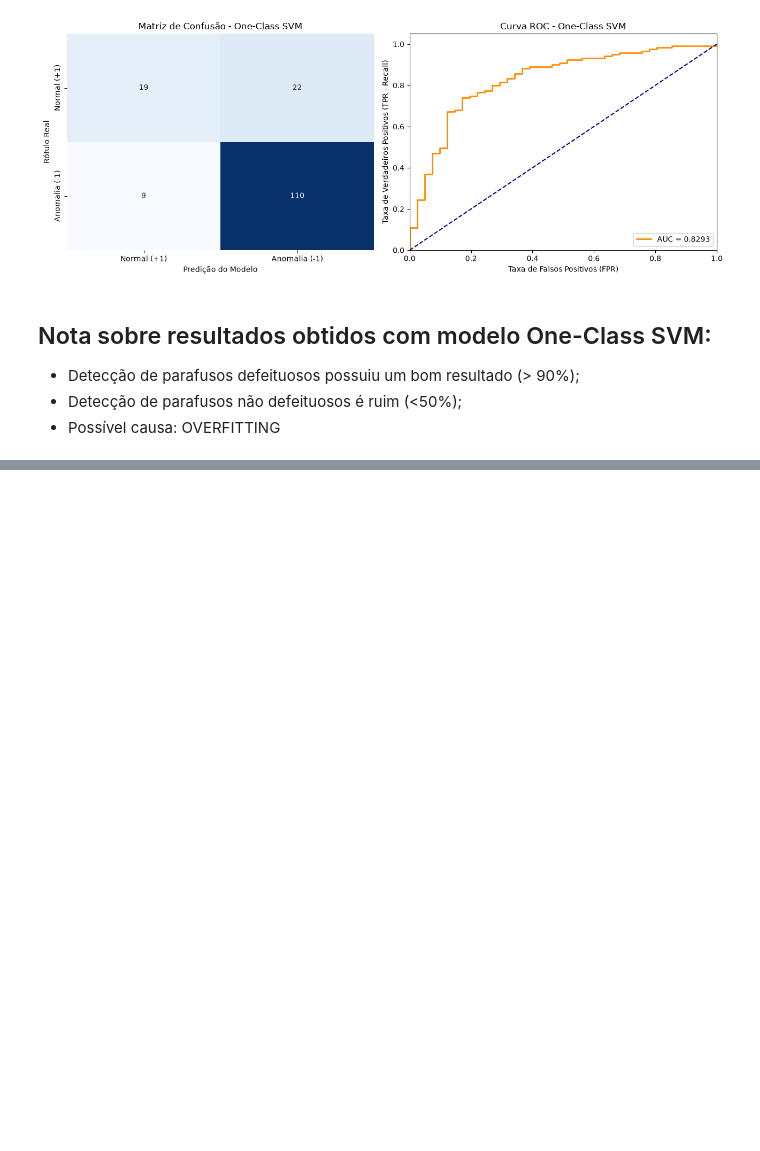
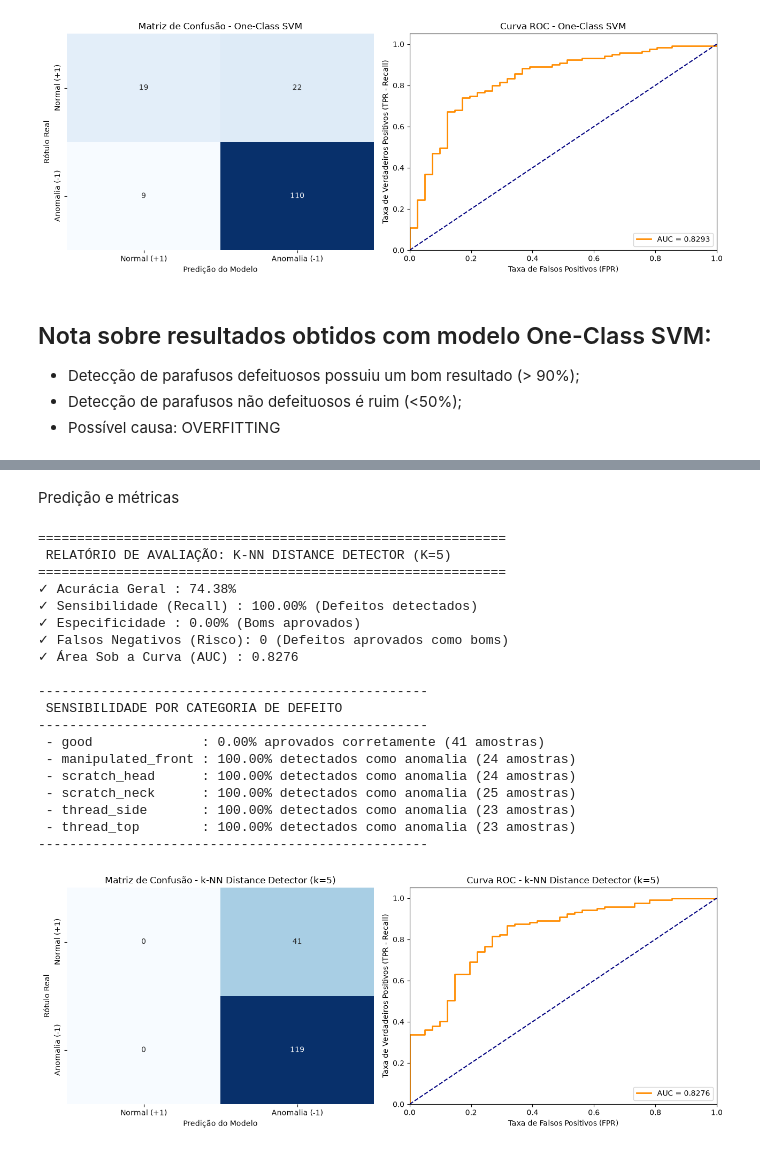
Before and after one commit to RenanE/deteccao-parafuso-defeituoso, a Jupyter notebook: notebooks/03_anomaly_detection_model.ipynb, the cells around one changed output, grey strips where cells are left out. Saved outputs shown, nothing was run; the diff lists cells and outputs as text; code cells hidden in the pictures; blank space fills up the shorter version.

Commit message:
feat(03_anomaly_detection_model): implementacao de treianametio, predicao e metricas do modelo One-Class kNN, nao performou bem indicando fortemente possibilidade de overfitting (closes #12)

```diff
--- a/notebooks/03_anomaly_detection_model.ipynb
+++ b/notebooks/03_anomaly_detection_model.ipynb
@@ -312,0 +364,38 @@ resultados_oc_svm = avaliar_detector_anomalias(
+# %% [markdown]
+Predição e métricas
+# %%
+# 1. Instancia e treina o detector k-NN com k=5 e contaminação de 5%
+knn_detector = KNNAnomalyDetector(
+    n_neighbors=5, metric="euclidean", contamination=0.05
+)
+knn_detector.fit(X_train)
+
+# 2. Avalia no conjunto de teste usando a nossa função modular
+resultados_knn = avaliar_detector_anomalias(
+    modelo=knn_detector,
+    X_test=X_test,
+    y_test_binary=y_test_binary,
+    y_test_labels=y_test_labels,
+    nome_modelo="k-NN Distance Detector (k=5)",
+)
+# %% [output]
+============================================================
+ RELATÓRIO DE AVALIAÇÃO: K-NN DISTANCE DETECTOR (K=5)
+============================================================
+✓ Acurácia Geral : 74.38%
+✓ Sensibilidade (Recall) : 100.00% (Defeitos detectados)
+✓ Especificidade : 0.00% (Boms aprovados)
+✓ Falsos Negativos (Risco): 0 (Defeitos aprovados como boms)
+✓ Área Sob a Curva (AUC) : 0.8276
+
+--------------------------------------------------
+ SENSIBILIDADE POR CATEGORIA DE DEFEITO
+--------------------------------------------------
+ - good              : 0.00% aprovados corretamente (41 amostras)
+ - manipulated_front : 100.00% detectados como anomalia (24 amostras)
+ - scratch_head      : 100.00% detectados como anomalia (24 amostras)
+ - scratch_neck      : 100.00% detectados como anomalia (25 amostras)
+ - thread_side       : 100.00% detectados como anomalia (23 amostras)
+ - thread_top        : 100.00% detectados como anomalia (23 amostras)
+--------------------------------------------------
+[figure, added]
```
Also changed, not shown: parts of 4 cells of this notebook.
